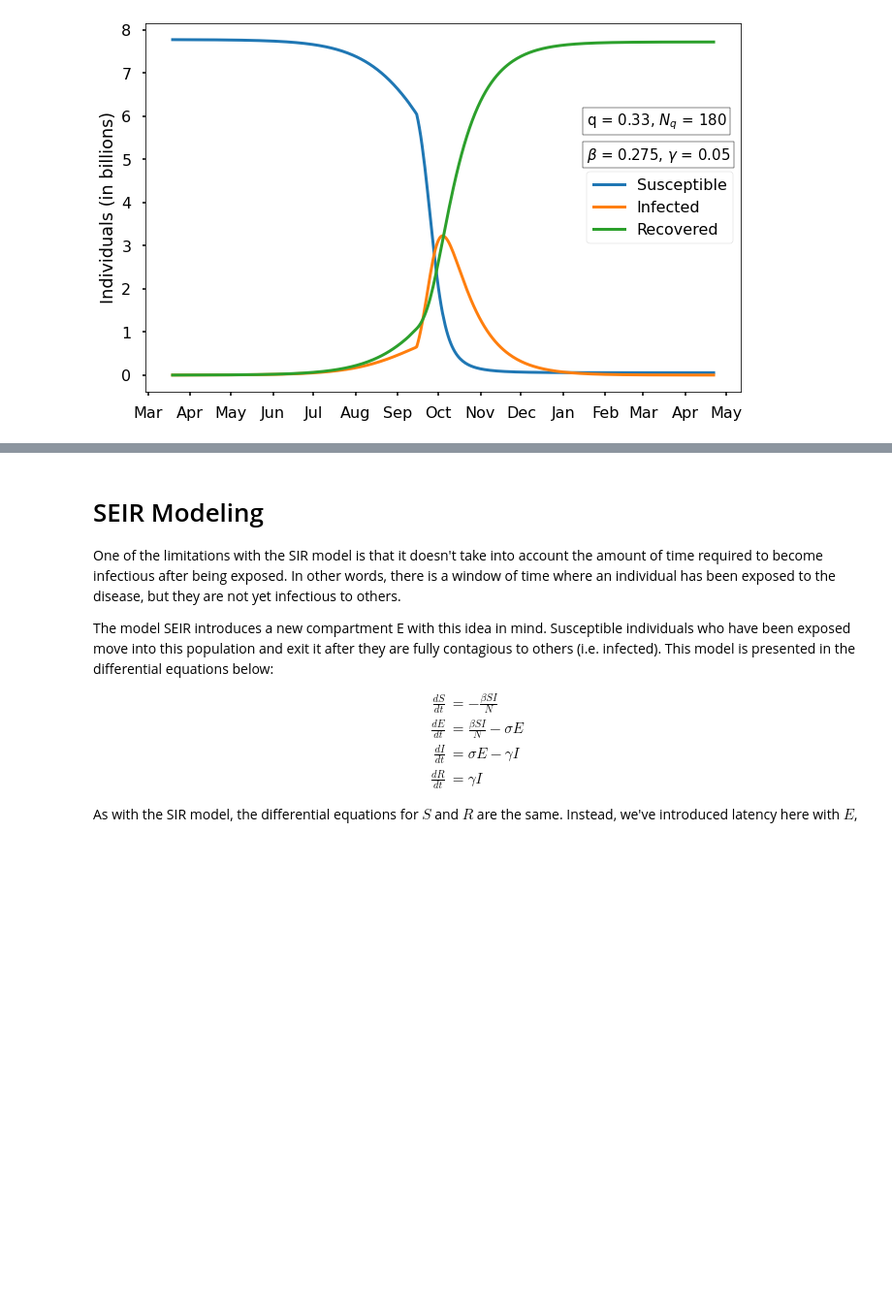
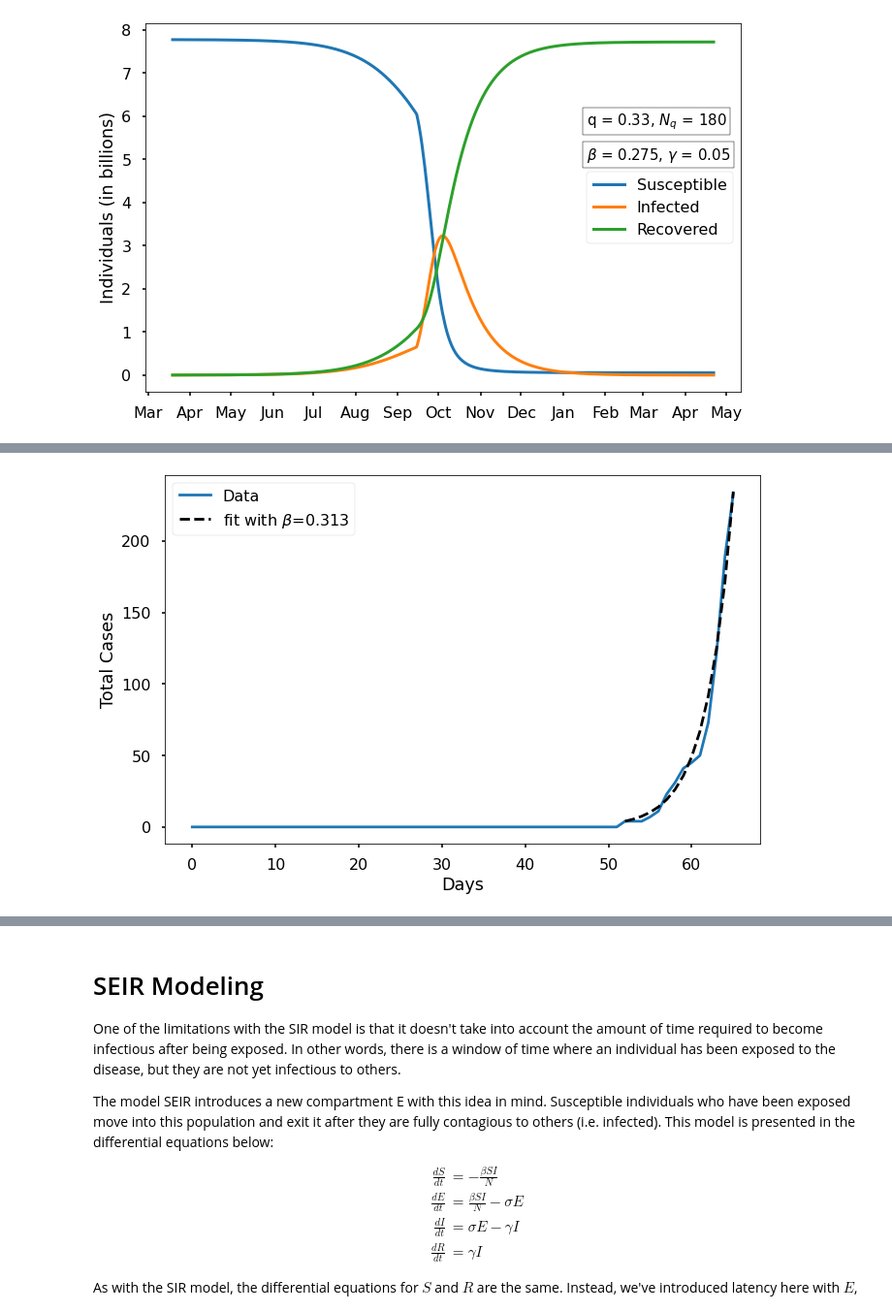
Before and after one commit to benjaminwarner/senior-project, a Jupyter notebook: SIR_Modeling.ipynb, the cells around one changed output, grey strips where cells are left out. Shown: that part at 97% size. Drawn from its saved outputs; the diff is of its cells as text; code cells hidden in the pictures; blank space fills up the shorter version.

```diff
--- a/SIR_Modeling.ipynb
+++ b/SIR_Modeling.ipynb
@@ -337,0 +352,6 @@ plot_SIR(s, i, r, beta=0.275, q=0.33, Nq=90,
+# %%
+data = extract_idaho_data()
+beta = exponential_beta_fit(data, 52)
+plot_fit(data, beta, start=52, n=14)
+# %% [output]
+[figure, added]
```
Also changed, not shown: parts of 14 cells of this notebook.
